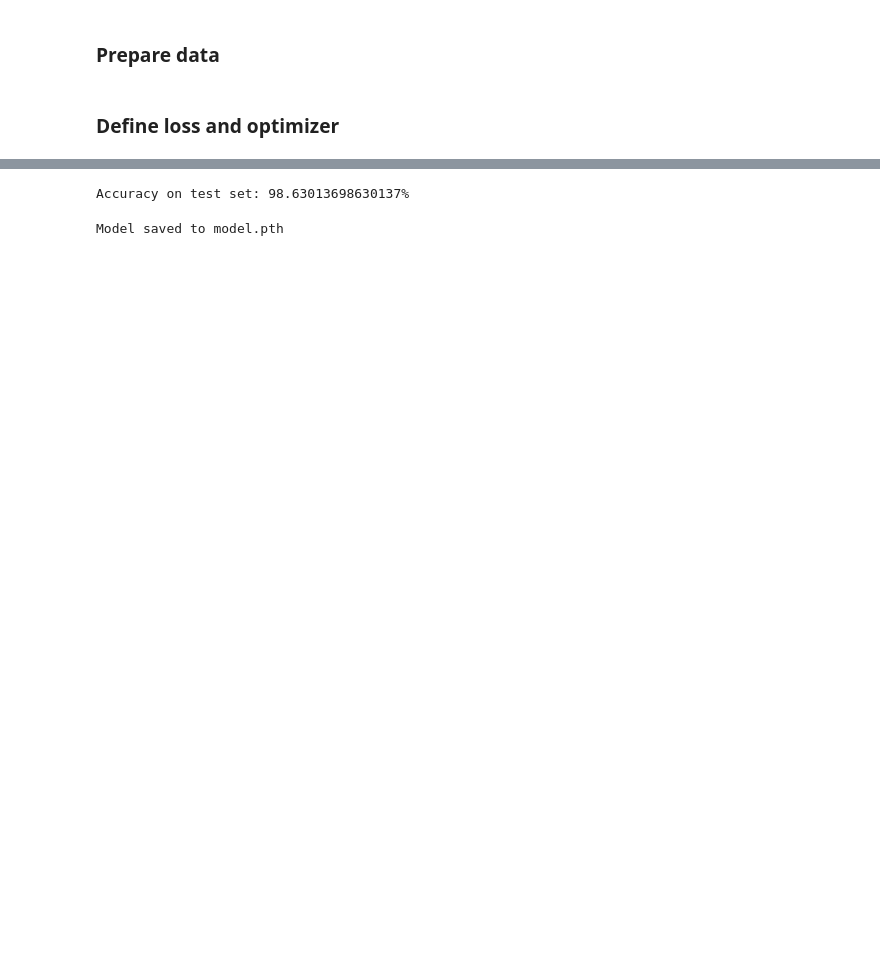
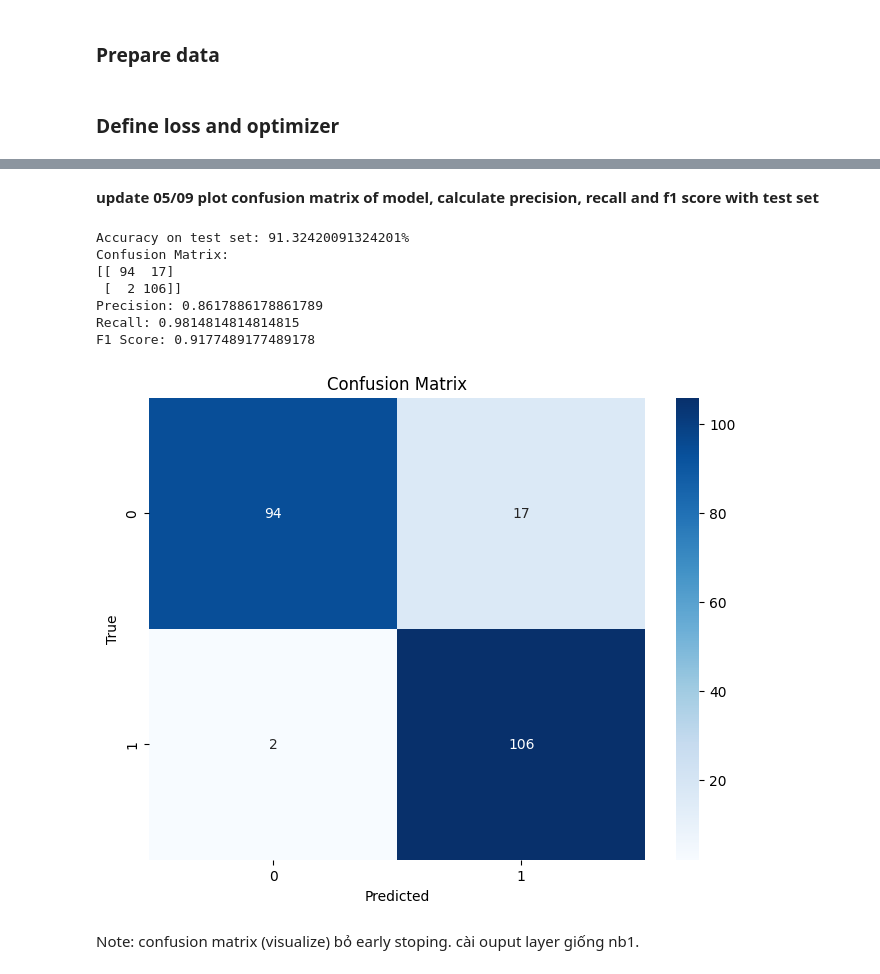
Before and after one commit to quang2719/Brain-Tumor-Classification, a Jupyter notebook: nb5_finetune_model.ipynb, the cells around one changed output, grey strips where cells are left out. Cells and saved outputs as stored; diff of their text form; code cells hidden in the pictures; blank space fills up the shorter version.

```diff
--- a/nb5_finetune_model.ipynb
+++ b/nb5_finetune_model.ipynb
@@ -123,16 +125,20 @@ import torch
 class CustomResNet18(nn.Module):
     def __init__(self, original_model):
         super(CustomResNet18, self).__init__()
-        self.features = nn.Sequential(*list(original_model.children())[:-1])  # Bỏ lớp fully connected cuối cùng
+        self.features = nn.Sequential(*list(original_model.children())[:-1])  # Remove the last fully connected layer
         self.flatten = nn.Flatten()
-        self.fc1 = nn.Linear(512, 256)
-        self.fc2 = nn.Linear(256, 1)
+        self.fc1 = nn.Linear(512, 64)
+        self.relu = nn.ReLU()
+        self.dropout = nn.Dropout(0.2)
+        self.fc2 = nn.Linear(64, 1)
         self.sigmoid = nn.Sigmoid()
 
     def forward(self, x):
         x = self.features(x)
         x = self.flatten(x)
         x = self.fc1(x)
+        x = self.relu(x)
+        x = self.dropout(x)
         x = self.fc2(x)
         x = self.sigmoid(x)
         return x
@@ -266,22 +329,64 @@ Early stopping triggered
+# %% [markdown]
+**update 05/09 plot confusion matrix of model, calculate precision, recall and f1 score with test set**
 # %%
+import torch
+import matplotlib.pyplot as plt
+import seaborn as sns
+from sklearn.metrics import confusion_matrix, precision_score, recall_score, f1_score
 
 # Evaluate in test set
 model.eval()
 correct = 0
 total = 0
+all_labels = []
+all_predictions = []
+
 with torch.no_grad():
     for inputs, labels in test_loader:
         inputs, labels = inputs.to(device), labels.to(device)
         outputs = model(inputs)
         predicted = (outputs > 0.5).float()
         total += labels.size(0)
         correct += (predicted == labels).sum().item()
+        all_labels.extend(labels.cpu().numpy())
+        all_predictions.extend(predicted.cpu().numpy())
 
-print(f"Accuracy on test set: {100 * correct / total}%")
+accuracy = 100 * correct / total
+print(f"Accuracy on test set: {accuracy}%")
+
+# Calculate confusion matrix
+cm = confusion_matrix(all_labels, all_predictions)
+print("Confusion Matrix:")
+print(cm)
+
+# Calculate precision, recall, and F1 score
+precision = precision_score(all_labels, all_predictions)
+recall = recall_score(all_labels, all_predictions)
+f1 = f1_score(all_labels, all_predictions)
+
+print(f"Precision: {precision}")
+print(f"Recall: {recall}")
+print(f"F1 Score: {f1}")
+
+# Plot confusion matrix
+plt.figure(figsize=(8, 6))
+sns.heatmap(cm, annot=True, fmt='d', cmap='Blues')
+plt.xlabel('Predicted')
+plt.ylabel('True')
+plt.title('Confusion Matrix')
+plt.show()
 # %% [output]
-Accuracy on test set: 98.63013698630137%
+Accuracy on test set: 91.32420091324201%
+Confusion Matrix:
+[[ 94  17]
+ [  2 106]]
+Precision: 0.8617886178861789
+Recall: 0.9814814814814815
+F1 Score: 0.9177489177489178
+[figure, added]
 # %%
 torch.save(model.state_dict(), 'BrainTumor_v4.pth')
-print("Model saved to model.pth")
-# %% [output]
-Model saved to model.pth
+# %% [markdown]
+Note: confusion matrix (visualize)
+bỏ early stoping.
+cài ouput layer giống nb1.
```
Also changed, not shown: parts of 9 cells of this notebook, 2 other files.
